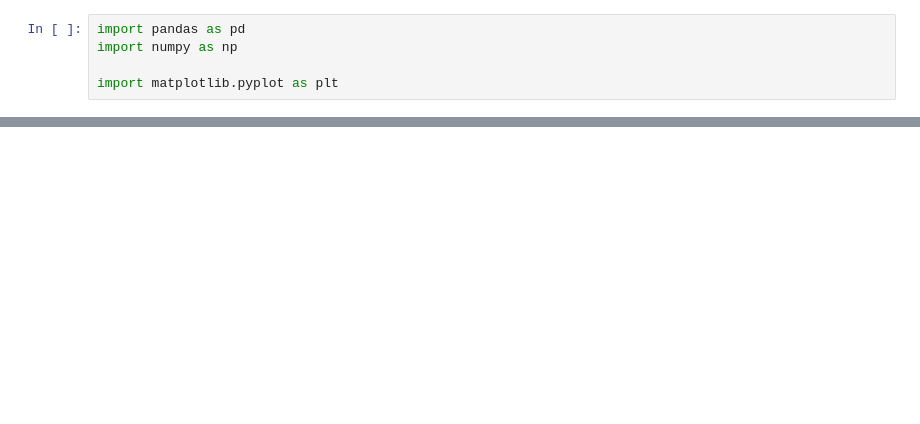
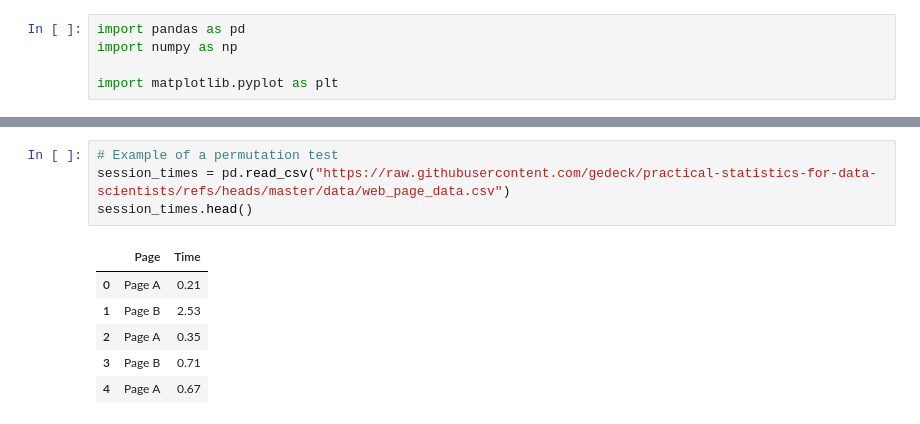
Before and after one commit to Drieger/practical-statistics-for-data-scientists, a Jupyter notebook: 3. Statistical Experiments and Significance Testing/statistical_experiments_and_significance_testing.ipynb, the cells around one changed output, grey strips where cells are left out. Cells and saved outputs as stored; diff of their text form; blank space fills up the shorter version.

```diff
--- a/3. Statistical Experiments and Significance Testing/statistical_experiments_and_significance_testing.ipynb
+++ b/3. Statistical Experiments and Significance Testing/statistical_experiments_and_significance_testing.ipynb
@@ -88,0 +117,11 @@ Taken together, the null and alternative hypothesis must account for all possibi
+# %%
+# Example of a permutation test
+session_times = pd.read_csv("https://raw.githubusercontent.com/gedeck/practical-statistics-for-data-scientists/refs/heads/master/data/web_page_data.csv")
+session_times.head()
+# %% [output]
+|  | Page | Time |
+| 0 | Page A | 0.21 |
+| 1 | Page B | 2.53 |
+| 2 | Page A | 0.35 |
+| 3 | Page B | 0.71 |
+| 4 | Page A | 0.67 |
```
Also changed, not shown: parts of 5 cells of this notebook.
